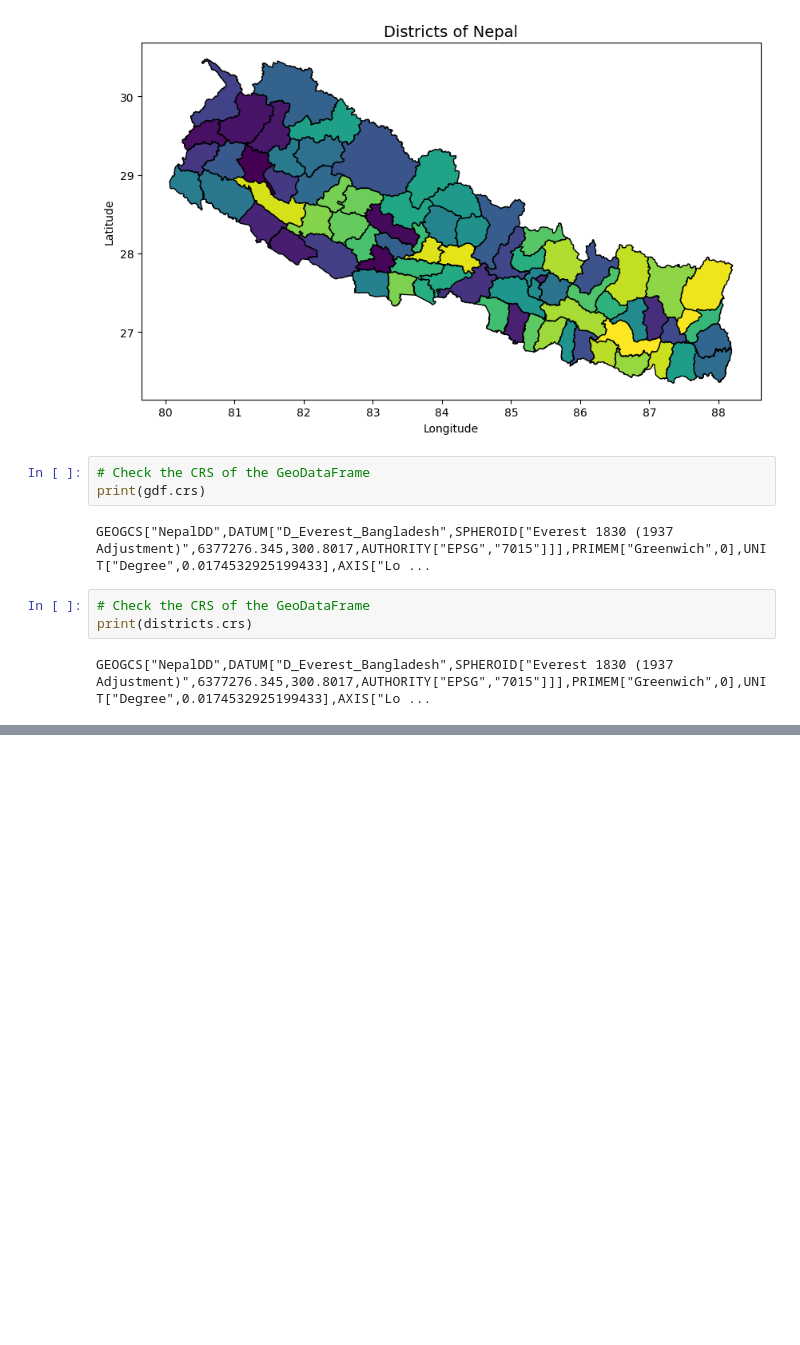
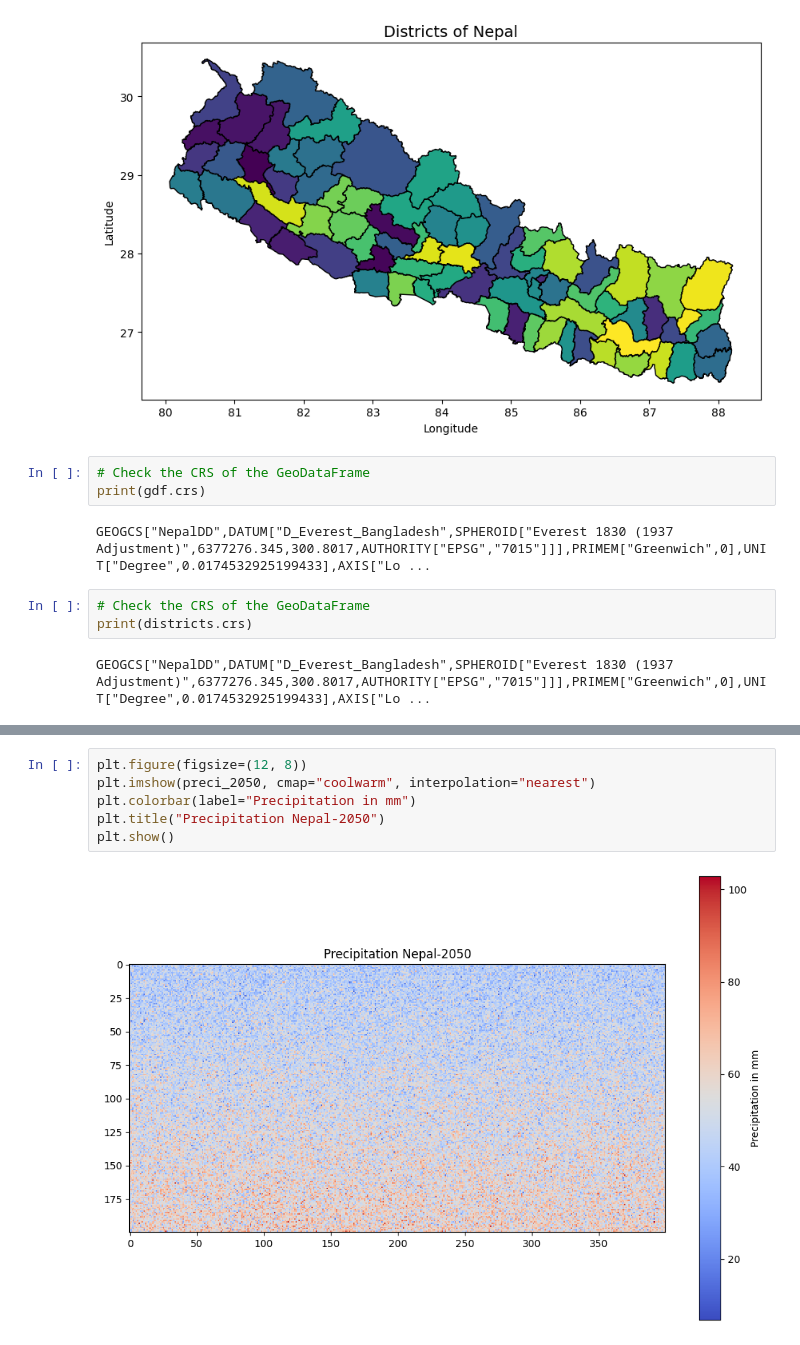
Before and after one commit to Omdena-NIC-Nepal/gis-data-science-assignment-abinprajapati, a Jupyter notebook: gis_eda_nepal.ipynb, the cells around one changed output, grey strips where cells are left out. Drawn from its saved outputs; the diff is of its cells as text; blank space fills up the shorter version.

```diff
--- a/gis_eda_nepal.ipynb
+++ b/gis_eda_nepal.ipynb
@@ -156,0 +208,8 @@ plt.show()
+# %%
+plt.figure(figsize=(12, 8))
+plt.imshow(preci_2050, cmap="coolwarm", interpolation="nearest")
+plt.colorbar(label="Precipitation in mm")
+plt.title("Precipitation Nepal-2050")
+plt.show()
+# %% [output]
+[figure, added]
```
Also changed, not shown: parts of 21 cells of this notebook, 3 other files.
